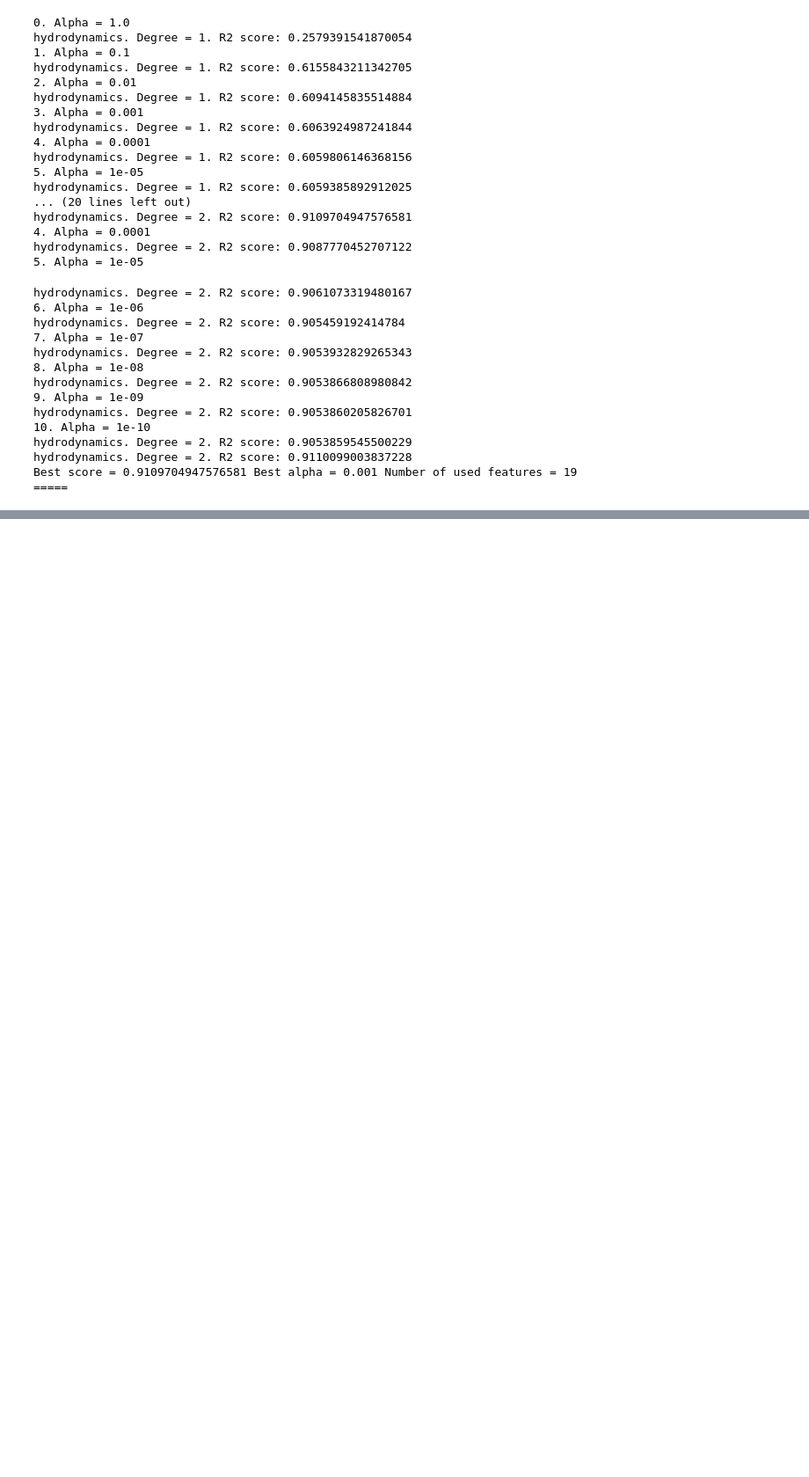
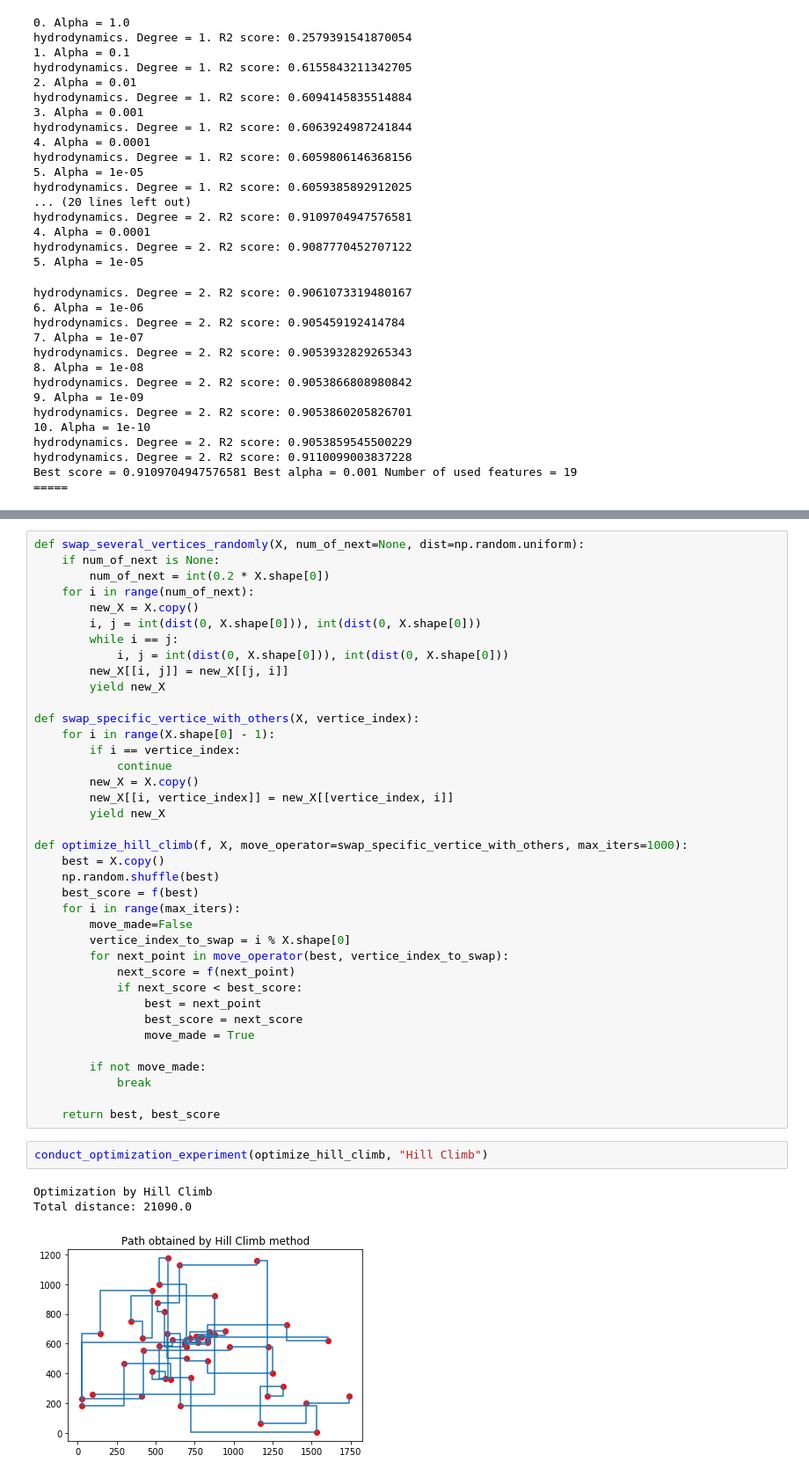
Before and after one commit to RamSaw/MachineLearning, a Jupyter notebook: hw04/hw04.ipynb, the cells around one changed output, grey strips where cells are left out. Shown: that part at 88% size. Saved outputs shown, nothing was run; the diff lists cells and outputs as text; blank space fills up the shorter version.

```diff
--- a/hw04/hw04.ipynb
+++ b/hw04/hw04.ipynb
@@ -425,0 +509,44 @@ Best score = 0.9109704947576581 Best alpha = 0.001 Number of used features = 19
+# %%
+def swap_several_vertices_randomly(X, num_of_next=None, dist=np.random.uniform):
+    if num_of_next is None:
+        num_of_next = int(0.2 * X.shape[0])
+    for i in range(num_of_next):
+        new_X = X.copy()
+        i, j = int(dist(0, X.shape[0])), int(dist(0, X.shape[0]))
+        while i == j:
+            i, j = int(dist(0, X.shape[0])), int(dist(0, X.shape[0]))
+        new_X[[i, j]] = new_X[[j, i]]
+        yield new_X
+
+def swap_specific_vertice_with_others(X, vertice_index):
+    for i in range(X.shape[0] - 1):
+        if i == vertice_index:
+            continue
+        new_X = X.copy()
+        new_X[[i, vertice_index]] = new_X[[vertice_index, i]]
+        yield new_X
+
+def optimize_hill_climb(f, X, move_operator=swap_specific_vertice_with_others, max_iters=1000):
+    best = X.copy()
+    np.random.shuffle(best)
+    best_score = f(best)
+    for i in range(max_iters):
+        move_made=False
+        vertice_index_to_swap = i % X.shape[0]
+        for next_point in move_operator(best, vertice_index_to_swap):
+            next_score = f(next_point)
+            if next_score < best_score:
+                best = next_point
+                best_score = next_score
+                move_made = True
+
+        if not move_made:
+            break
+
+    return best, best_score
+# %%
+conduct_optimization_experiment(optimize_hill_climb, "Hill Climb")
+# %% [output]
+Optimization by Hill Climb
+Total distance: 21090.0
+[figure, added]
```
Also changed, not shown: parts of 16 cells of this notebook, 1 other file.
